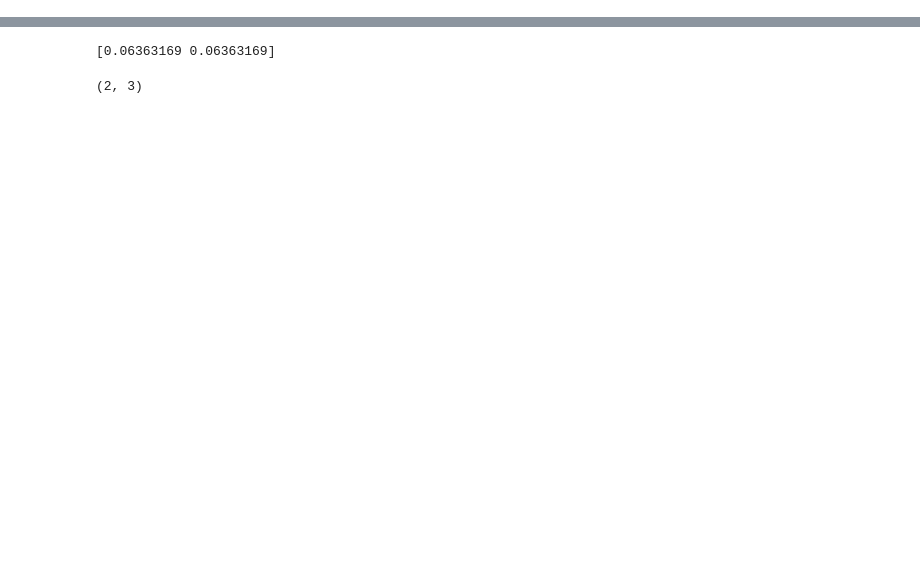
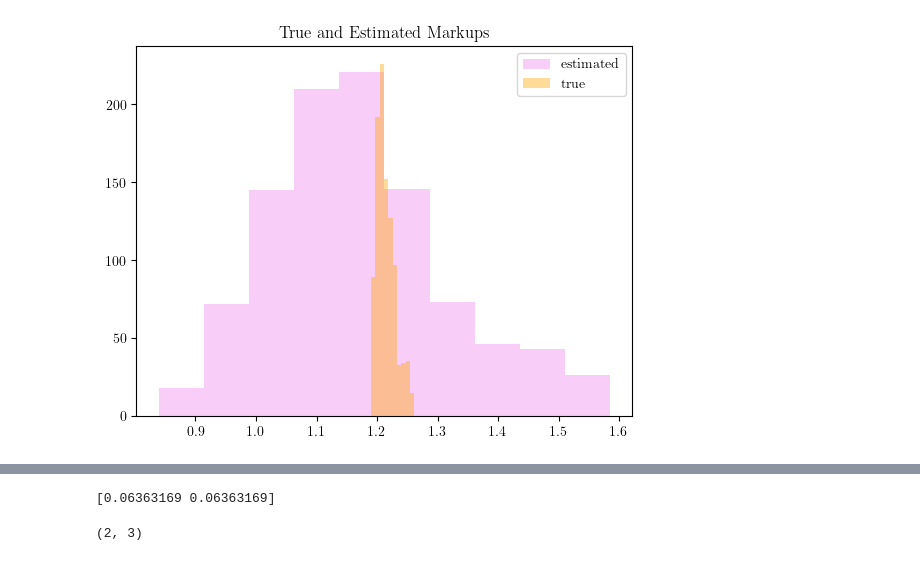
Before and after one commit to anuscabc/markdown_estimation, a Jupyter notebook: integrated_market_model/checks.ipynb, the cells around one changed output, grey strips where cells are left out. Drawn from its saved outputs; the diff is of its cells as text; code cells hidden in the pictures; blank space fills up the shorter version.

Commit message:
started calculating estimated markups in checks before putting it in a nice program

```diff
--- a/integrated_market_model/checks.ipynb
+++ b/integrated_market_model/checks.ipynb
@@ -55 +115,20 @@ print(all_probs)
+# %%
+# The approximation of the market equilibirum and the Jacobian needs to be separately determined
+plt.hist(estimated_markups,
+         bins=10,
+         alpha=0.4,
+         label='estimated',
+         color='violet') # customized color parameter
+
+plt.hist(real_markups,
+         bins=10,
+         alpha=0.4,
+         label='true',
+         color='orange')
+
+plt.title('True and Estimated Markups')
+plt.legend(loc='upper right')
+plt.show()
+# %% [output]
+[figure, added]
 # %%
```
Also changed, not shown: parts of 13 cells of this notebook, 4 other files.
